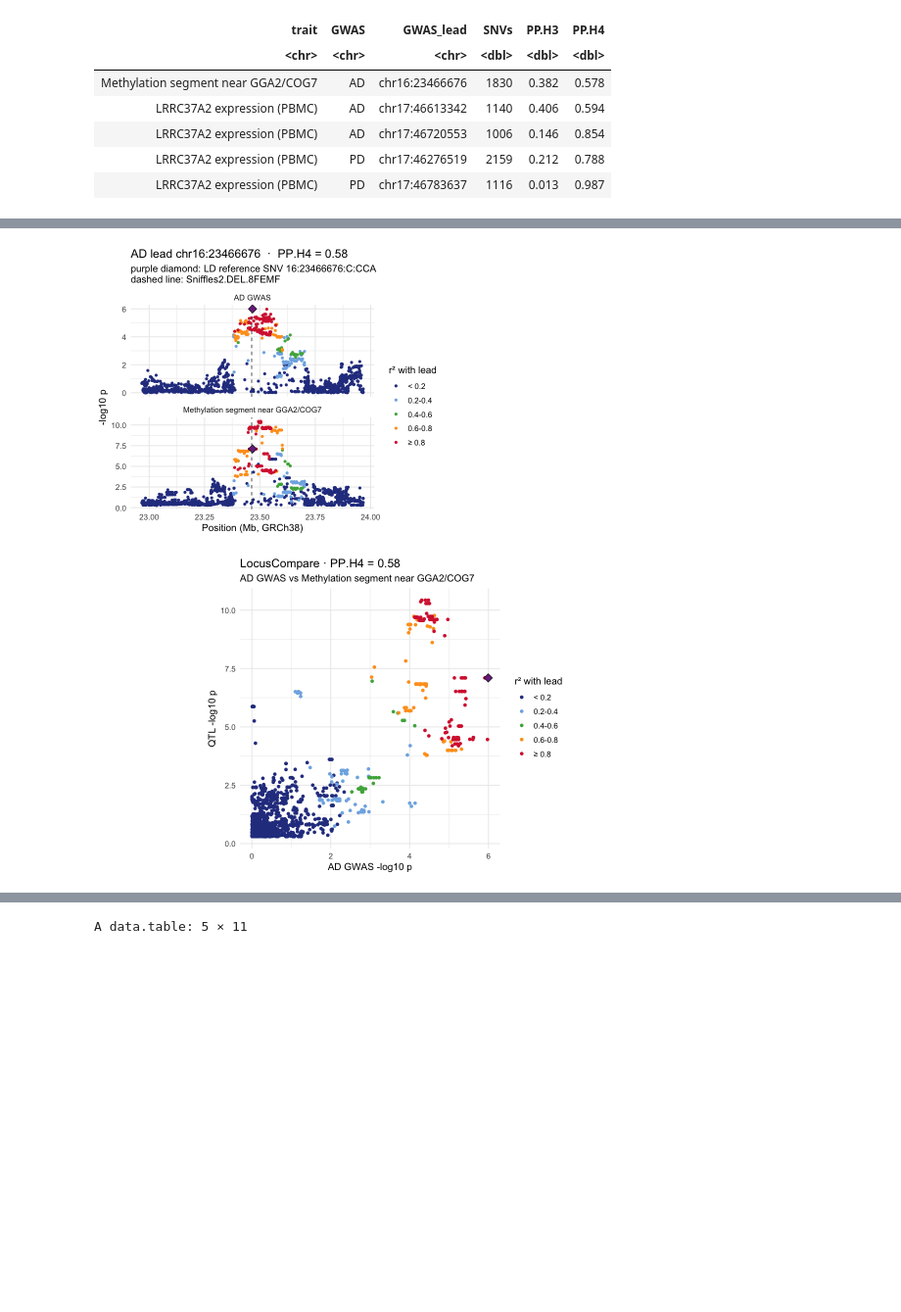
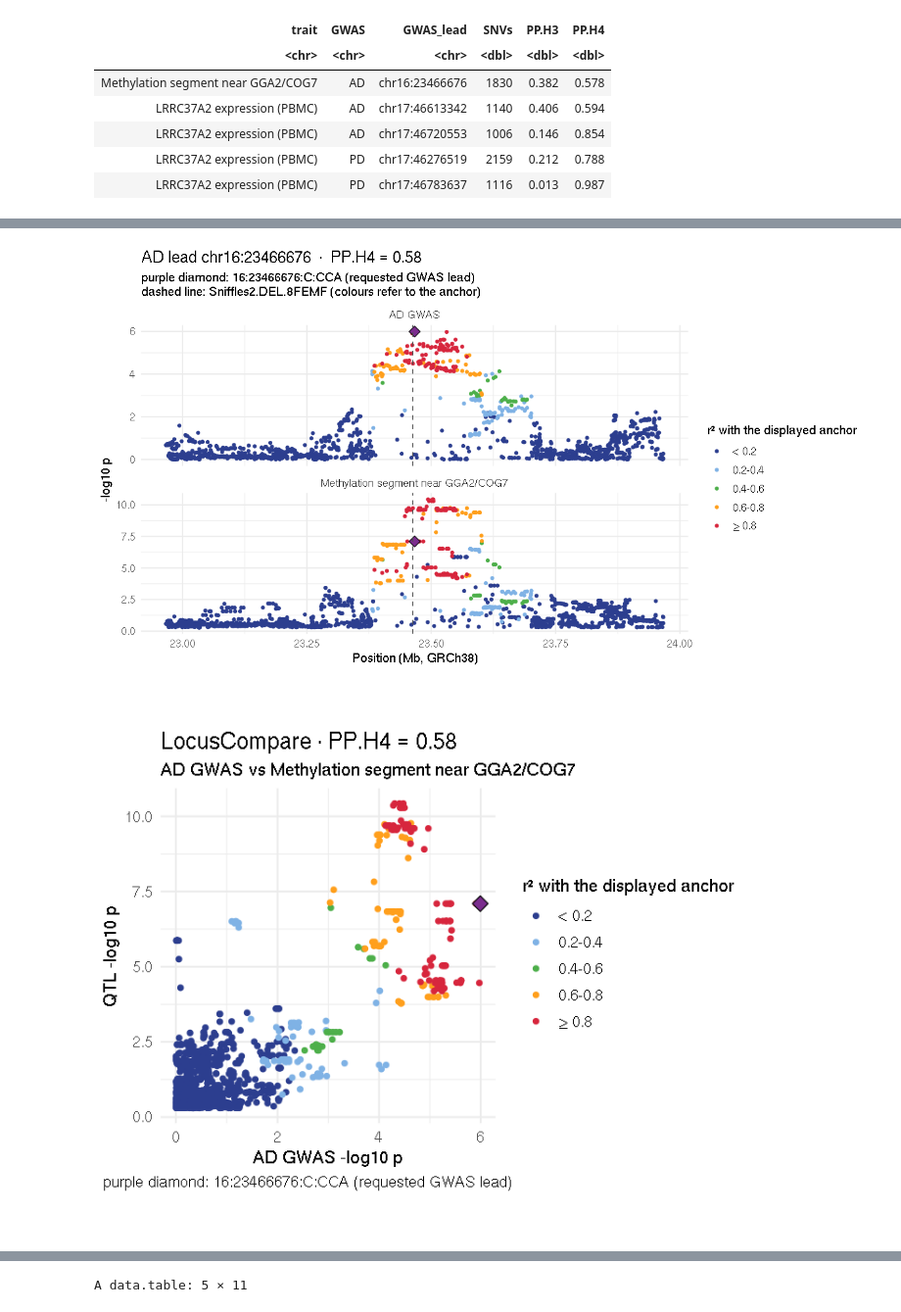
Before and after one commit to Junkkkk/sv-finemapping-coloc-tutorial, a Jupyter notebook: notebooks/02_finemapping_and_colocalization.ipynb, the cells around one changed output, grey strips where cells are left out. Shown at 98% size. Cells and saved outputs as stored; diff of their text form; code cells hidden in the pictures; blank space fills up the shorter version.

Commit message:
Clarify LD anchors, fine-mapping interpretation, and discussion questions

```diff
--- a/notebooks/02_finemapping_and_colocalization.ipynb
+++ b/notebooks/02_finemapping_and_colocalization.ipynb
@@ -490,6 +523,12 @@ coloc_plot_data <- function(i) {
     list(a = a, r = r, d = d[order(r2)], ref_id = ref_id, sv_mb = (sv$start + sv$end) / 2e6)
 }
 
+anchor_label <- function(x) {
+    status <- if (as.integer(x$a$gwas_lead_pos) %in% x$d$snp_pos)
+        "requested GWAS lead" else "replacement regional lead; original-lead LD not established"
+    paste0("purple diamond: ", x$ref_id, " (", status, ")")
+}
+
 plot_coloc_regional <- function(x) {
     with(x, {
         long <- rbind(d[, .(mb = snp_pos / 1e6, y = -log10(pvalue_gwas), ld, is_ref, panel = paste(a$gwas, "GWAS"))],
@@ -497,37 +536,40 @@ plot_coloc_regional <- function(x) {
         long[, panel := factor(panel, levels = c(paste(a$gwas, "GWAS"), a$label))]
         lim <- range(d$snp_pos) / 1e6
         p <- ggplot(long, aes(mb, y)) +
             geom_point(aes(colour = ld), size = 1.1) +
             geom_point(data = long[is_ref == TRUE], shape = 23, size = 3.5, fill = "#7B2D8E", colour = "black") +
             facet_wrap(~panel, ncol = 1, scales = "free_y") +
             scale_colour_manual(values = setNames(R2_COLOURS, R2_LABELS), drop = FALSE) +
             labs(title = sprintf("%s lead %s:%s  ·  PP.H4 = %.2f", a$gwas, a$chrom, a$gwas_lead_pos, r$summary[["PP.H4.abf"]]),
-                 subtitle = paste("purple diamond: LD reference SNV", ref_id),
-                 x = "Position (Mb, GRCh38)", y = "-log10 p", colour = "r² with lead")
+                 subtitle = paste(strwrap(anchor_label(x), width = 100), collapse = "\n"),
+                 x = "Position (Mb, GRCh38)", y = "-log10 p", colour = "r² with the displayed anchor")
         if (sv_mb >= lim[1] && sv_mb <= lim[2])
             p <- p + geom_vline(xintercept = sv_mb, linetype = 2, colour = "grey30") +
-                labs(subtitle = paste0("purple diamond: LD reference SNV ", ref_id, "\ndashed line: ", a$sv_id))
+                labs(subtitle = paste0(paste(strwrap(anchor_label(x), width = 100), collapse = "\n"),
+                                      "\ndashed line: ", a$sv_id, " (colours refer to the anchor)"))
         p
     })
 }
 
 plot_locuscompare <- function(x) {
     with(x, ggplot(d, aes(-log10(pvalue_gwas), -log10(pvalue_eqtl))) +
         geom_point(aes(colour = ld), size = 1.4) +
         geom_point(data = d[is_ref == TRUE], shape = 23, size = 3.5, fill = "#7B2D8E", colour = "black") +
         scale_colour_manual(values = setNames(R2_COLOURS, R2_LABELS), drop = FALSE) +
         labs(title = sprintf("LocusCompare · PP.H4 = %.2f", r$summary[["PP.H4.abf"]]),
              subtitle = paste(a$gwas, "GWAS vs", a$label),
-             x = paste(a$gwas, "GWAS -log10 p"), y = "QTL -log10 p", colour = "r² with lead") +
-        theme(aspect.ratio = 1))
+             caption = paste(strwrap(anchor_label(x), width = 65), collapse = "\n"),
+             x = paste(a$gwas, "GWAS -log10 p"), y = "QTL -log10 p", colour = "r² with the displayed anchor") +
+        theme(aspect.ratio = 1, plot.caption.position = "plot",
+              plot.caption = element_text(hjust = 0)))
 }
 
 for (i in seq_len(nrow(colocs))) {
     x <- coloc_plot_data(i)
     options(repr.plot.width = 10, repr.plot.height = 5.5); print(plot_coloc_regional(x))
     options(repr.plot.width = 6, repr.plot.height = 5); print(plot_locuscompare(x))
 }
 options(repr.plot.width = 10, repr.plot.height = 4.5)
 # %% [output]
-[figure, old version]
+[figure, new version]
-[figure, old version]
+[figure, new version]
```
Also changed, not shown: parts of 13 cells of this notebook, 3 other files.
